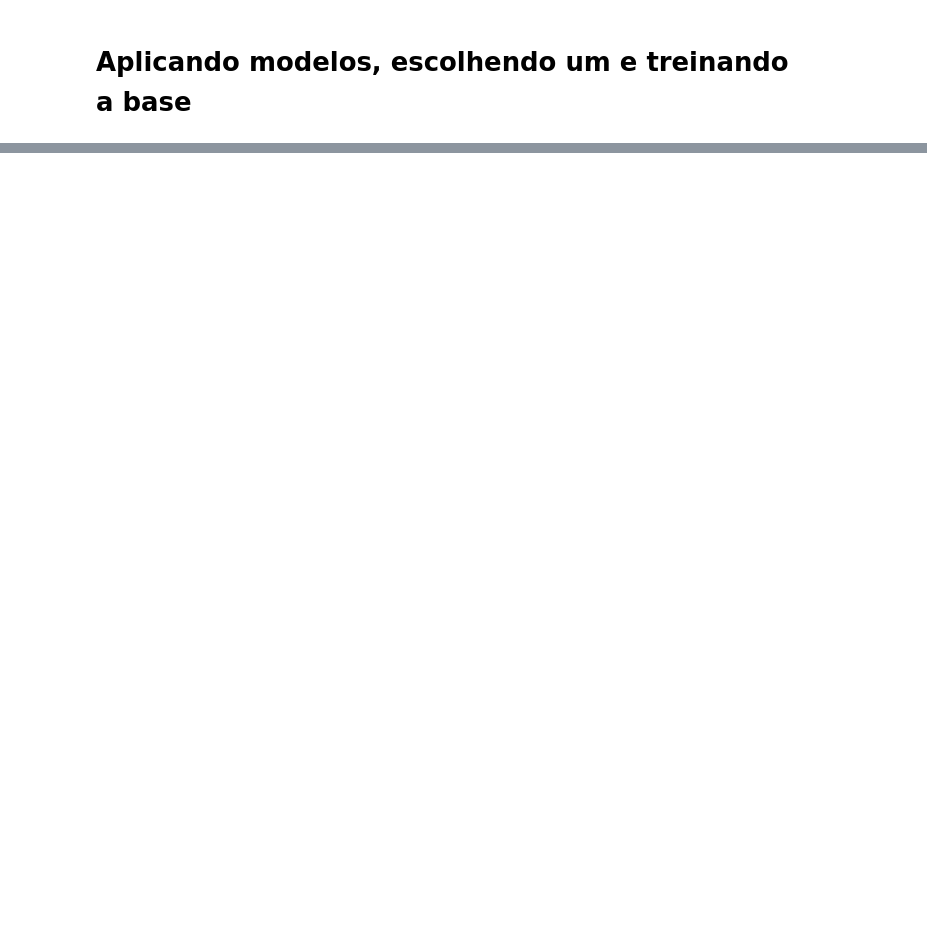
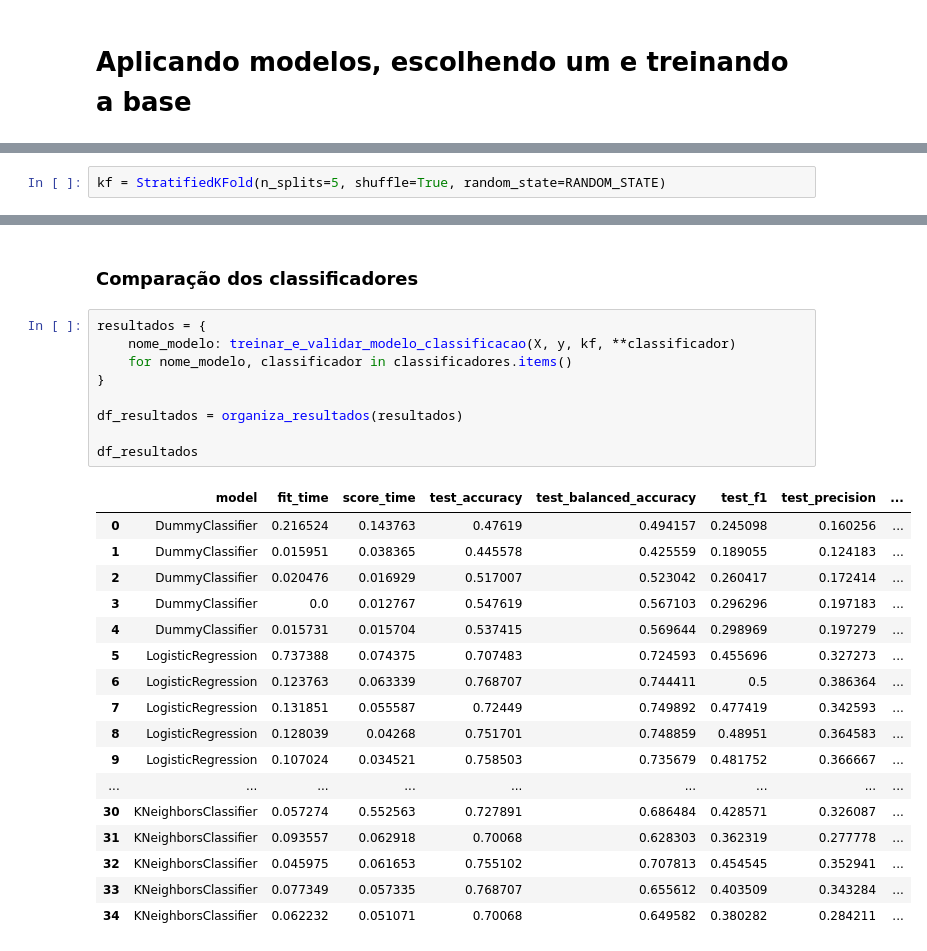
Before and after one commit to Antonio-Manoel/IBM-attrition, a Jupyter notebook: notebooks/MachineLearning.ipynb, the cells around one changed output, grey strips where cells are left out. Cells and saved outputs as stored; diff of their text form; blank space fills up the shorter version.

```diff
--- a/notebooks/MachineLearning.ipynb
+++ b/notebooks/MachineLearning.ipynb
@@ -50,0 +102,2 @@ sns.set_theme(palette="bright")
+# %%
+kf = StratifiedKFold(n_splits=5, shuffle=True, random_state=RANDOM_STATE)
@@ -50,0 +141,29 @@ sns.set_theme(palette="bright")
+# %% [markdown]
+### Comparação dos classificadores
+# %%
+resultados = {
+    nome_modelo: treinar_e_validar_modelo_classificacao(X, y, kf, **classificador)
+    for nome_modelo, classificador in classificadores.items()
+}
+
+df_resultados = organiza_resultados(resultados)
+
+df_resultados
+# %% [output]
+|  | model | fit_time | score_time | test_accuracy | test_balanced_accuracy | test_f1 | test_precision | ... |
+| 0 | DummyClassifier | 0.216524 | 0.143763 | 0.47619 | 0.494157 | 0.245098 | 0.160256 | ... |
+| 1 | DummyClassifier | 0.015951 | 0.038365 | 0.445578 | 0.425559 | 0.189055 | 0.124183 | ... |
+| 2 | DummyClassifier | 0.020476 | 0.016929 | 0.517007 | 0.523042 | 0.260417 | 0.172414 | ... |
+| 3 | DummyClassifier | 0.0 | 0.012767 | 0.547619 | 0.567103 | 0.296296 | 0.197183 | ... |
+| 4 | DummyClassifier | 0.015731 | 0.015704 | 0.537415 | 0.569644 | 0.298969 | 0.197279 | ... |
+| 5 | LogisticRegression | 0.737388 | 0.074375 | 0.707483 | 0.724593 | 0.455696 | 0.327273 | ... |
+| 6 | LogisticRegression | 0.123763 | 0.063339 | 0.768707 | 0.744411 | 0.5 | 0.386364 | ... |
+| 7 | LogisticRegression | 0.131851 | 0.055587 | 0.72449 | 0.749892 | 0.477419 | 0.342593 | ... |
+| 8 | LogisticRegression | 0.128039 | 0.04268 | 0.751701 | 0.748859 | 0.48951 | 0.364583 | ... |
+| 9 | LogisticRegression | 0.107024 | 0.034521 | 0.758503 | 0.735679 | 0.481752 | 0.366667 | ... |
+| ... | ... | ... | ... | ... | ... | ... | ... | ... |
+| 30 | KNeighborsClassifier | 0.057274 | 0.552563 | 0.727891 | 0.686484 | 0.428571 | 0.326087 | ... |
+| 31 | KNeighborsClassifier | 0.093557 | 0.062918 | 0.70068 | 0.628303 | 0.362319 | 0.277778 | ... |
+| 32 | KNeighborsClassifier | 0.045975 | 0.061653 | 0.755102 | 0.707813 | 0.454545 | 0.352941 | ... |
+| 33 | KNeighborsClassifier | 0.077349 | 0.057335 | 0.768707 | 0.655612 | 0.403509 | 0.343284 | ... |
+| 34 | KNeighborsClassifier | 0.062232 | 0.051071 | 0.70068 | 0.649582 | 0.380282 | 0.284211 | ... |
```
Also changed, not shown: parts of 18 cells of this notebook, 1 other file.
